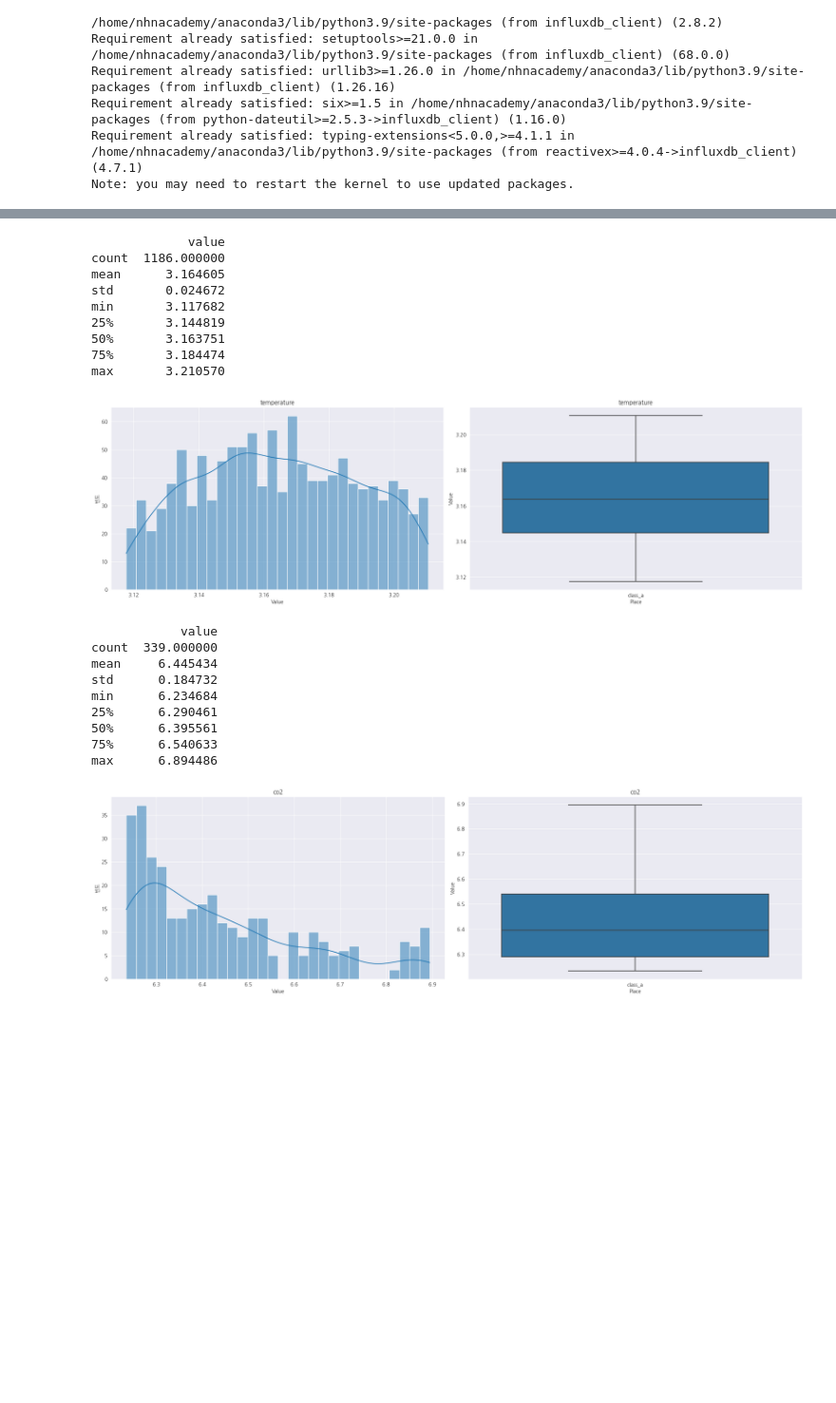
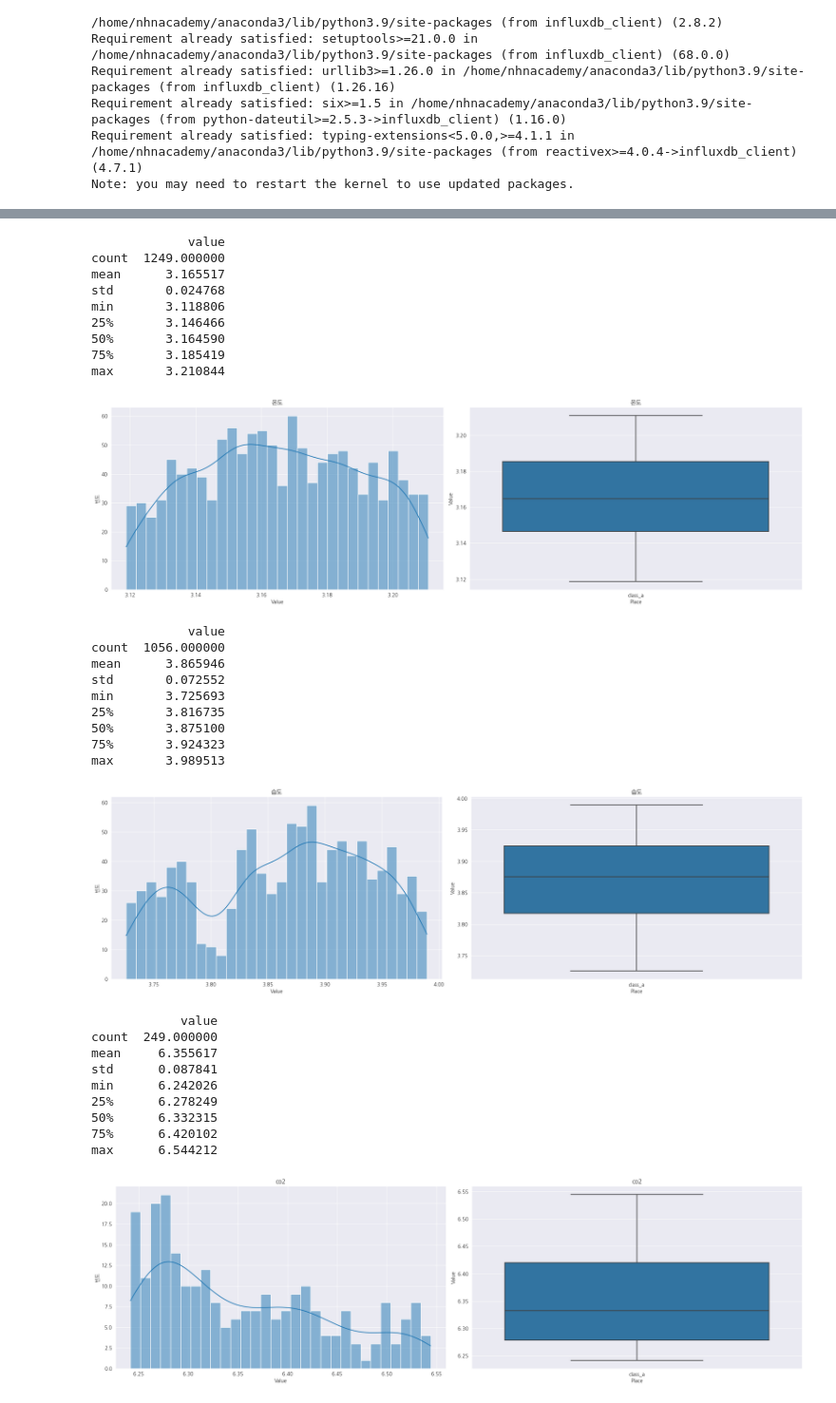
Before and after one commit to Maru375/smoothing_ml2, a Jupyter notebook: 데이터 수집 및 병합.ipynb, the cells around one changed output, grey strips where cells are left out. Shown at 95% size. Drawn from its saved outputs; the diff is of its cells as text; code cells hidden in the pictures; blank space fills up the shorter version.

```diff
--- a/데이터 수집 및 병합.ipynb
+++ b/데이터 수집 및 병합.ipynb
@@ -588,29 +634,41 @@ max      4.330733
 # %%
-temperature_total_df = detect_outliers_isolation_forest(temperature_total_df)
-co2_total_df = detect_outliers_isolation_forest(co2_total_df)
-plot(temperature_total_df, "temperature")
+# temperature_total_df = detect_outliers_isolation_forest(temperature_total_df)
+# co2_total_df = detect_outliers_isolation_forest(co2_total_df)
+# humidity_total_df = detect_outliers_isolation_forest(humidity_total_df)
+plot(temperature_total_df, "온도")
+plot(humidity_total_df, "습도")
 plot(co2_total_df, "co2")
 # %% [output]
              value
-count  1186.000000
-mean      3.164605
-std       0.024672
-min       3.117682
-25%       3.144819
-50%       3.163751
-75%       3.184474
-max       3.210570
+count  1249.000000
+mean      3.165517
+std       0.024768
+min       3.118806
+25%       3.146466
+50%       3.164590
+75%       3.185419
+max       3.210844
-[figure, old version]
+[figure, new version]
-            value
-count  339.000000
-mean     6.445434
-std      0.184732
-min      6.234684
-25%      6.290461
-50%      6.395561
-75%      6.540633
-max      6.894486
+             value
+count  1056.000000
+mean      3.865946
+std       0.072552
+min       3.725693
+25%       3.816735
+50%       3.875100
+75%       3.924323
+max       3.989513
-[figure, old version]
+[figure, new version]
+            value
+count  249.000000
+mean     6.355617
+std      0.087841
+min      6.242026
+25%      6.278249
+50%      6.332315
+75%      6.420102
+max      6.544212
+[figure, added]
 # %%
 temperature_total_df = df_hourly_calculate(temperature_total_df, "average_temperature(°C)", "mean")
 humidity_total_df = df_hourly_calculate(humidity_total_df, "average_humidity(%)", "mean")
```
Also changed, not shown: parts of 7 cells of this notebook, 58 other files.
